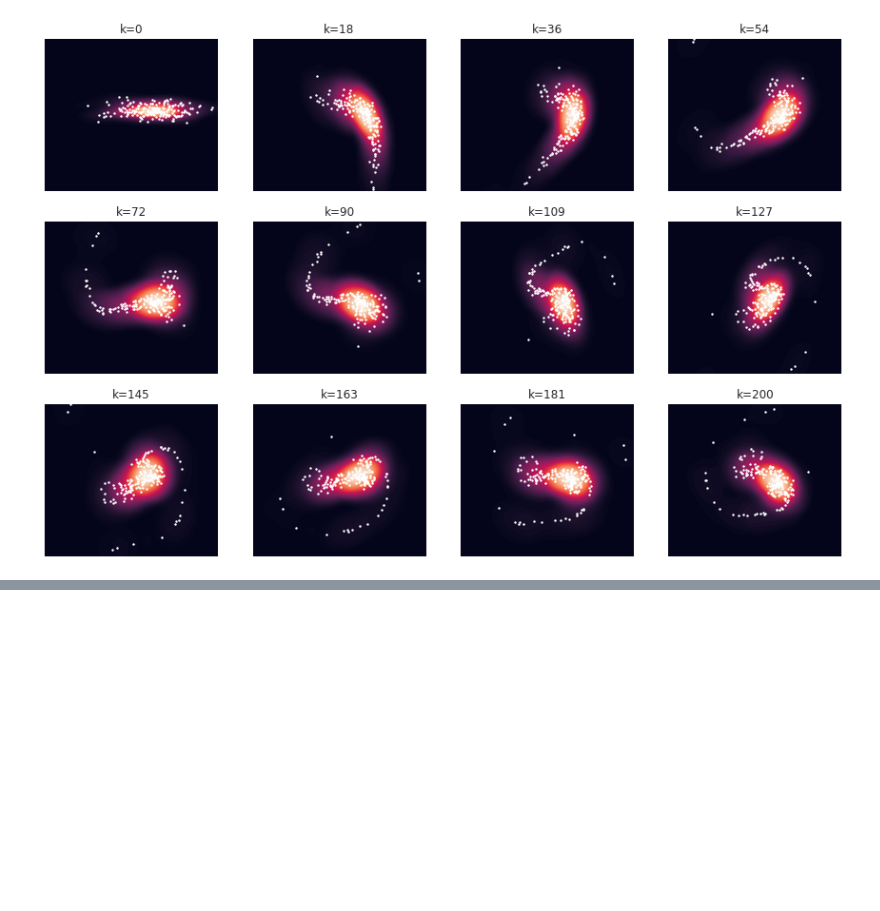
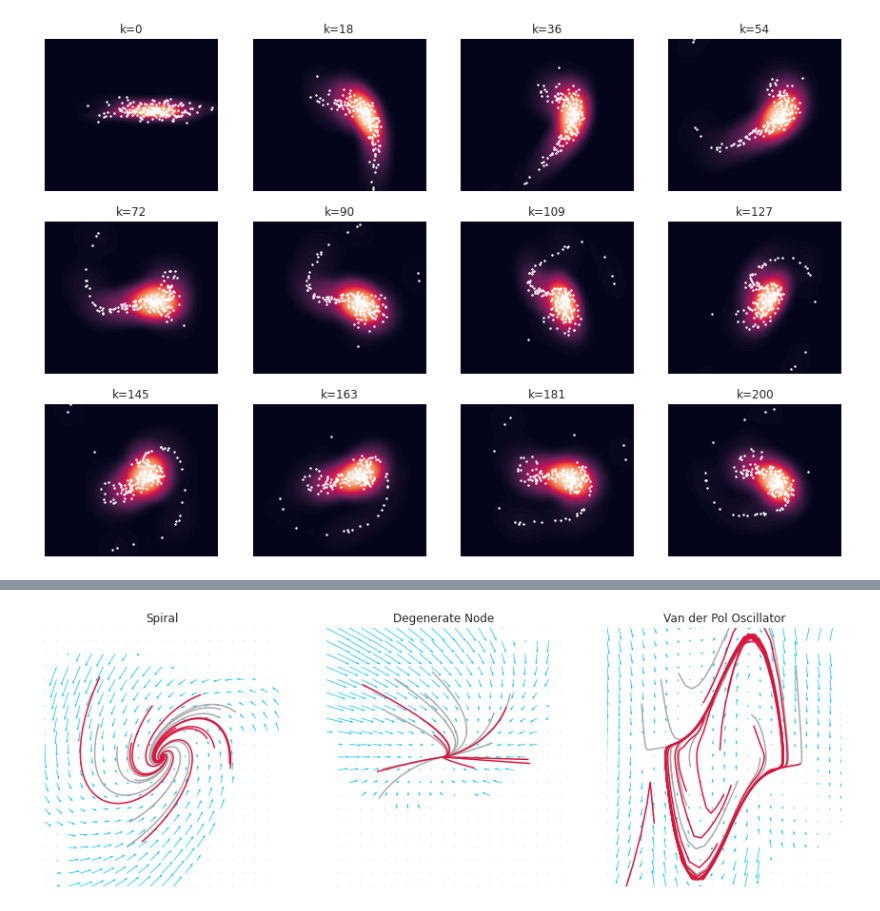
Before and after one commit to parkerowan/libsia, a Jupyter notebook: docs/notebooks/models.ipynb, the cells around one changed output, grey strips where cells are left out. Drawn from its saved outputs; the diff is of its cells as text; code cells hidden in the pictures; blank space fills up the shorter version.

```diff
--- a/docs/notebooks/models.ipynb
+++ b/docs/notebooks/models.ipynb
@@ -218,0 +237,93 @@ for i in range(len(indices)):
+# %%
+def create_spiral(process_noise: float = 1e-4,
+                  dt: float = 1e-1) -> sia.LinearGaussianDynamicsCT:
+    A = np.array([[0, -1], [1, -1]])
+    B = np.array([[0], [1]])
+    Q = process_noise * np.eye(2)
+    return sia.LinearGaussianDynamicsCT(A, B, Q, dt)
+
+def create_degenerate_node(process_noise: float = 1e-4,
+                           dt: float = 1e-1) -> sia.LinearGaussianDynamicsCT:
+    A = np.array([[-1, 1], [0, -1]])
+    B = np.array([[0], [1]])
+    Q = process_noise * np.eye(2)
+    return sia.LinearGaussianDynamicsCT(A, B, Q, dt)
+
+def create_van_der_pol(process_noise: float = 1e-4,
+                       dt: float = 1e-1) -> sia.NonlinearGaussianDynamicsCT:
+    mu = 2.0
+    f = lambda x, u: np.array([
+        x[1],
+        mu * (1 - x[0]**2) * x[1] - x[0] + u[0]
+    ])
+    Q = process_noise * np.eye(2)
+    return sia.NonlinearGaussianDynamicsCT(f, Q, dt)
+
+# Create the systems
+dt=1e-1
+q=1e-2
+systems = {
+    "Spiral": create_spiral(process_noise=q, dt=dt),
+    "Degenerate Node": create_degenerate_node(process_noise=q, dt=dt),
+    "Van der Pol Oscillator": create_van_der_pol(process_noise=q, dt=dt),
+}
+
+# Plot the recorded states
+f, ax = plt.subplots(1, 3, sharex=True, figsize=(15, 5))
+sns.despine(f, left=True, bottom=True)
+ax = ax.flatten()
+
+sampler = sia.Uniform(lower=np.array([-3, -3]), upper=np.array([3, 3]))
+n_trials = 10
+n_steps = 100
+n_clusters = 20
+i = 0
+for name, dynamics in systems.items():
+    # Generate some samples, collect training data
+    D = np.zeros((5, n_steps * n_trials))
+    for j in range(n_trials):
+        X = np.zeros((2, n_steps+1))
+        X[:, 0] = sampler.sample()
+        U = np.zeros((1, n_steps+1))
+        for k in range(n_steps):
+            X[:, k+1] = dynamics.f(X[:, k], U[:, k])
+        D[:2, j*n_steps:(j+1)*n_steps] = X[:,:-1]
+        D[2:3, j*n_steps:(j+1)*n_steps] = U[:,:-1]
+        D[3:, j*n_steps:(j+1)*n_steps] = X[:,1:]
+        ax[i].plot(X[0, :], X[1, :], color="darkgray")
+
+    # Generate a GMR model of the dynamics
+    model = sia.GMRDynamics(Xk=D[:2,:],
+                            Uk=D[2:3,:],
+                            Xkp1=D[3:,:],
+                            K=n_clusters)
+
+    # Plot the vector field of the model
+    x = np.linspace(-4, 4, 21)
+    y = np.linspace(-4, 4, 21)
+    n = len(x) * len(y)
+    xk, yk = np.meshgrid(x, y)
+    xy = np.vstack((np.reshape(xk, (n,)), np.reshape(yk, (n,))))
+    _, n = np.shape(xy)
+    xp = np.array([model.f(xy[:,i], np.zeros(1)) for i in range(n)]).T
+    xd = (np.reshape(xp[0,:], np.shape(xk)) - xk) / dt
+    yd = (np.reshape(xp[1,:], np.shape(yk)) - yk) / dt
+    ax[i].quiver(xk, yk, xd, yd, color="deepskyblue")
+
+    # Roll out samples from the model
+    for j in range(n_trials):
+        X = np.zeros((2, n_steps+1))
+        X[:, 0] = sampler.sample()
+        U = np.zeros((1, n_steps+1))
+        for k in range(n_steps):
+            X[:, k+1] = model.f(X[:, k], U[:, k])
+        ax[i].plot(X[0, :], X[1, :], color="crimson")
+
+    ax[i].set_xlim([-4, 4])
+    ax[i].set_ylim([-4, 4])
+    ax[i].set_title(name)
+    ax[i].axis("off")
+
+    i += 1
+# %% [output]
+[figure, added]
```
Also changed, not shown: parts of 1 cell of this notebook, 6 other files.
